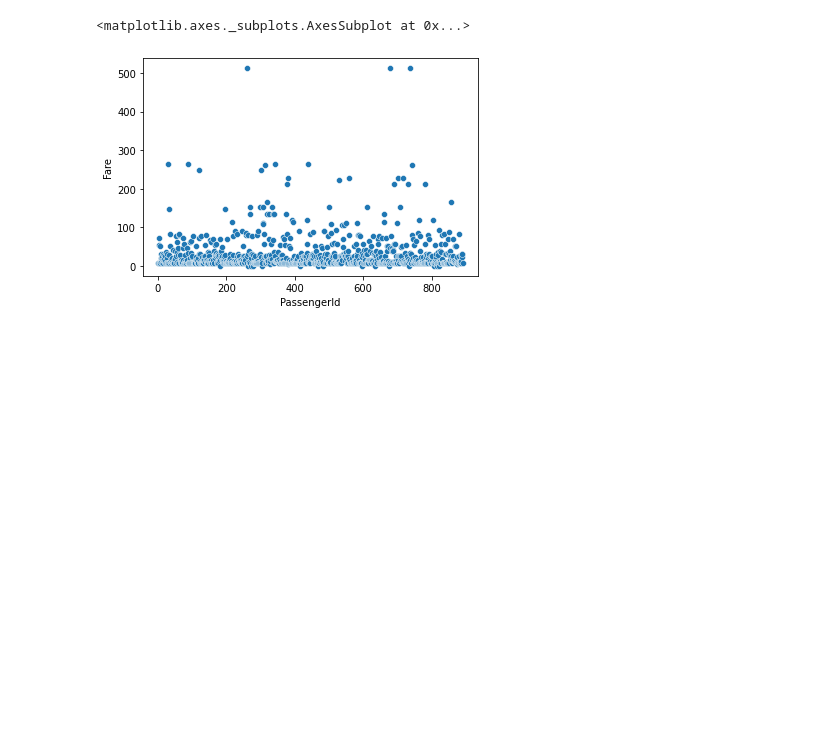
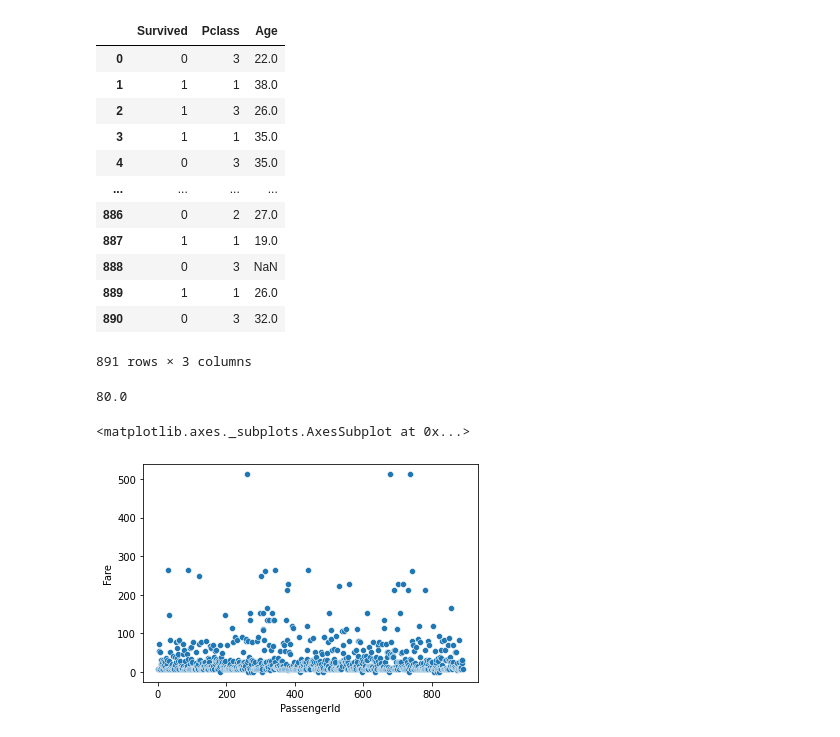
Before and after one commit to VladimirGorF/AnalisysDataSetTitanik, a Jupyter notebook: AnalisysDataSetTitanik.ipynb, the cells around one changed output. Cells and saved outputs as stored; diff of their text form; code cells hidden in the pictures; blank space fills up the shorter version.

```diff
--- a/AnalisysDataSetTitanik.ipynb
+++ b/AnalisysDataSetTitanik.ipynb
@@ -24,3 +86,33 @@ df.head()
+# %%
+df[['Survived', 'Pclass', 'Age']]
+# Можно вывести несколько столбцов данных, но это малоинформативно в итоге.
+# %% [output]
+|  | Survived | Pclass | Age |
+| 0 | 0 | 3 | 22.0 |
+| 1 | 1 | 1 | 38.0 |
+| 2 | 1 | 3 | 26.0 |
+| 3 | 1 | 1 | 35.0 |
+| 4 | 0 | 3 | 35.0 |
+| ... | ... | ... | ... |
+| 886 | 0 | 2 | 27.0 |
+| 887 | 1 | 1 | 19.0 |
+| 888 | 0 | 3 | NaN |
+| 889 | 1 | 1 | 26.0 |
+| 890 | 0 | 3 | 32.0 |
+891 rows × 3 columns
+# %%
+# Максимальное значение возраста 80 лет.
+df['Age'].max()
+# Среднее значение стомости билета составило 32$
+df['Fare'].mean()
+# Минимальное значение 0, но это скорее ошибочные данные.
+df['Fare'].min()
+ # Максимальное значение 512$ это как сейчас 15 000 $ за билет для богатых людей 1 класса.
+df['Fare'].max()
+ # Сумма всех билетов составила 28693$ это приблизительно 51 000 000 руб по курсу 2022г.
+df['Fare'].sum()
+# %% [output]
+80.0
 # %%
 
 # Изобразив отношение "Age" к "Fare" мы видим что, в основном, спросом пользовались относительно недорогие билеты. И видиим также,
```
Also changed, not shown: parts of 6 cells of this notebook.
